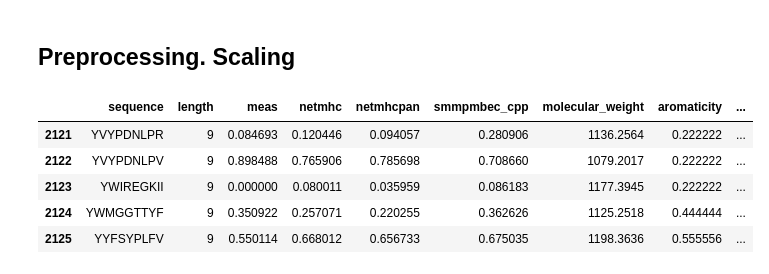
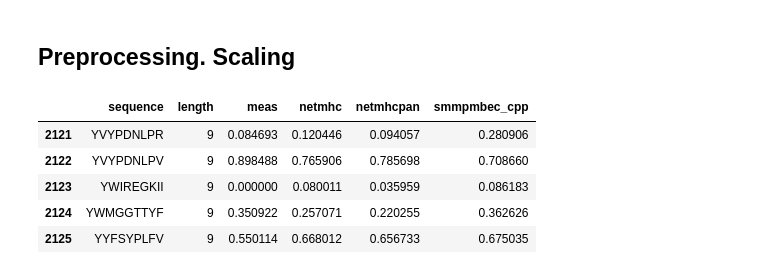
Before and after one commit to rudolphyo/MHystic, a Jupyter notebook: new_mhc.ipynb, the cells around one changed output. Cells and saved outputs as stored; diff of their text form; code cells hidden in the pictures.

```diff
--- a/new_mhc.ipynb
+++ b/new_mhc.ipynb
@@ -8,13 +59,13 @@ import math
 # %% [markdown]
 ## Preprocessing. Scaling
 # %%
-data = pd.read_csv("ExtraData.csv", sep=",")
-data.drop(["Unnamed: 0", "X"], inplace=True, axis=1)
+data = pd.read_csv("Ext.csv", sep=",")
+data.drop(["Unnamed: 0"], inplace=True, axis=1)
 data.tail()
 # %% [output]
-|  | sequence | length | meas | netmhc | netmhcpan | smmpmbec_cpp | molecular_weight | aromaticity | ... |
-| 2121 | YVYPDNLPR | 9 | 0.084693 | 0.120446 | 0.094057 | 0.280906 | 1136.2564 | 0.222222 | ... |
-| 2122 | YVYPDNLPV | 9 | 0.898488 | 0.765906 | 0.785698 | 0.708660 | 1079.2017 | 0.222222 | ... |
-| 2123 | YWIREGKII | 9 | 0.000000 | 0.080011 | 0.035959 | 0.086183 | 1177.3945 | 0.222222 | ... |
-| 2124 | YWMGGTTYF | 9 | 0.350922 | 0.257071 | 0.220255 | 0.362626 | 1125.2518 | 0.444444 | ... |
-| 2125 | YYFSYPLFV | 9 | 0.550114 | 0.668012 | 0.656733 | 0.675035 | 1198.3636 | 0.555556 | ... |
+|  | sequence | length | meas | netmhc | netmhcpan | smmpmbec_cpp |
+| 2121 | YVYPDNLPR | 9 | 0.084693 | 0.120446 | 0.094057 | 0.280906 |
+| 2122 | YVYPDNLPV | 9 | 0.898488 | 0.765906 | 0.785698 | 0.708660 |
+| 2123 | YWIREGKII | 9 | 0.000000 | 0.080011 | 0.035959 | 0.086183 |
+| 2124 | YWMGGTTYF | 9 | 0.350922 | 0.257071 | 0.220255 | 0.362626 |
+| 2125 | YYFSYPLFV | 9 | 0.550114 | 0.668012 | 0.656733 | 0.675035 |
```
Also changed, not shown: parts of 38 cells of this notebook.
